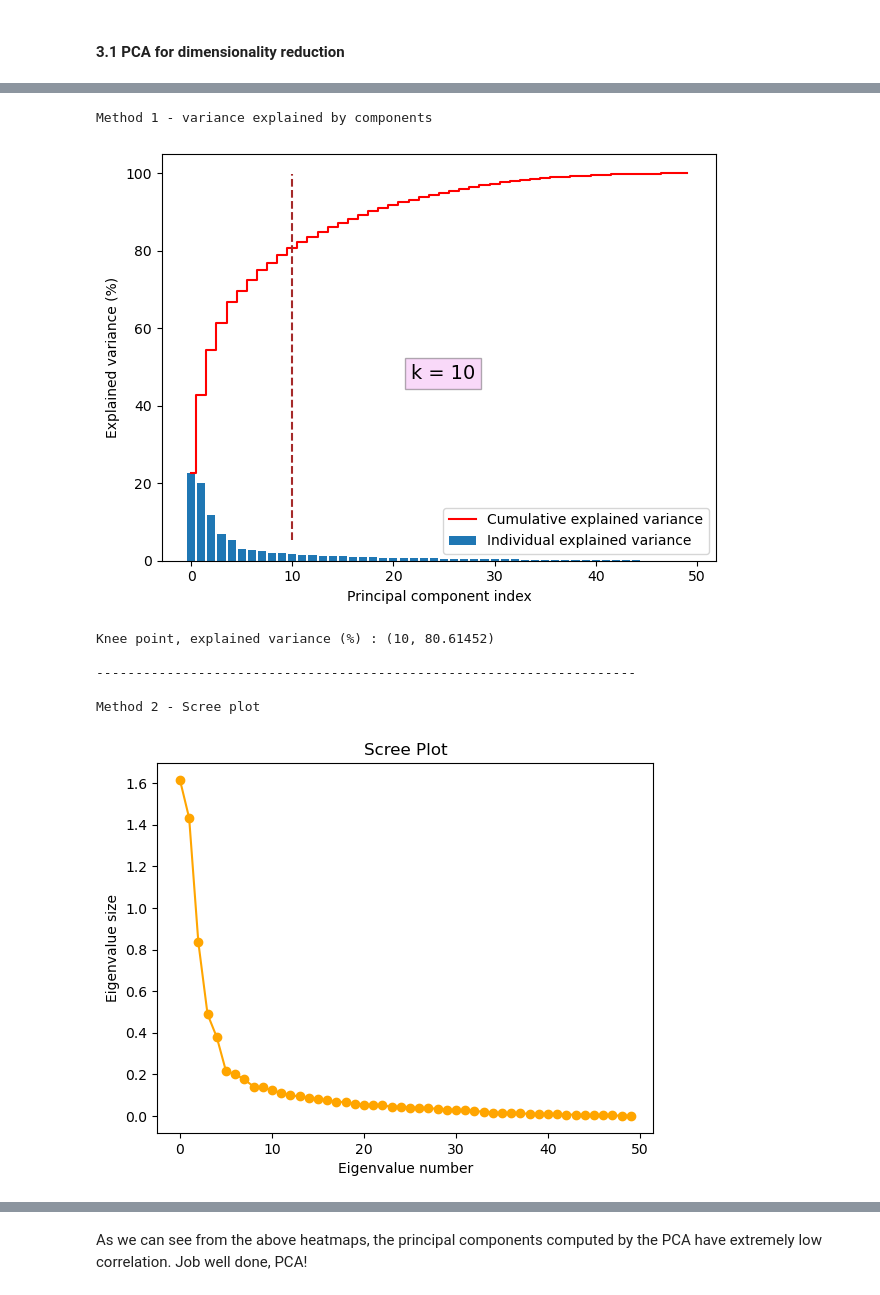
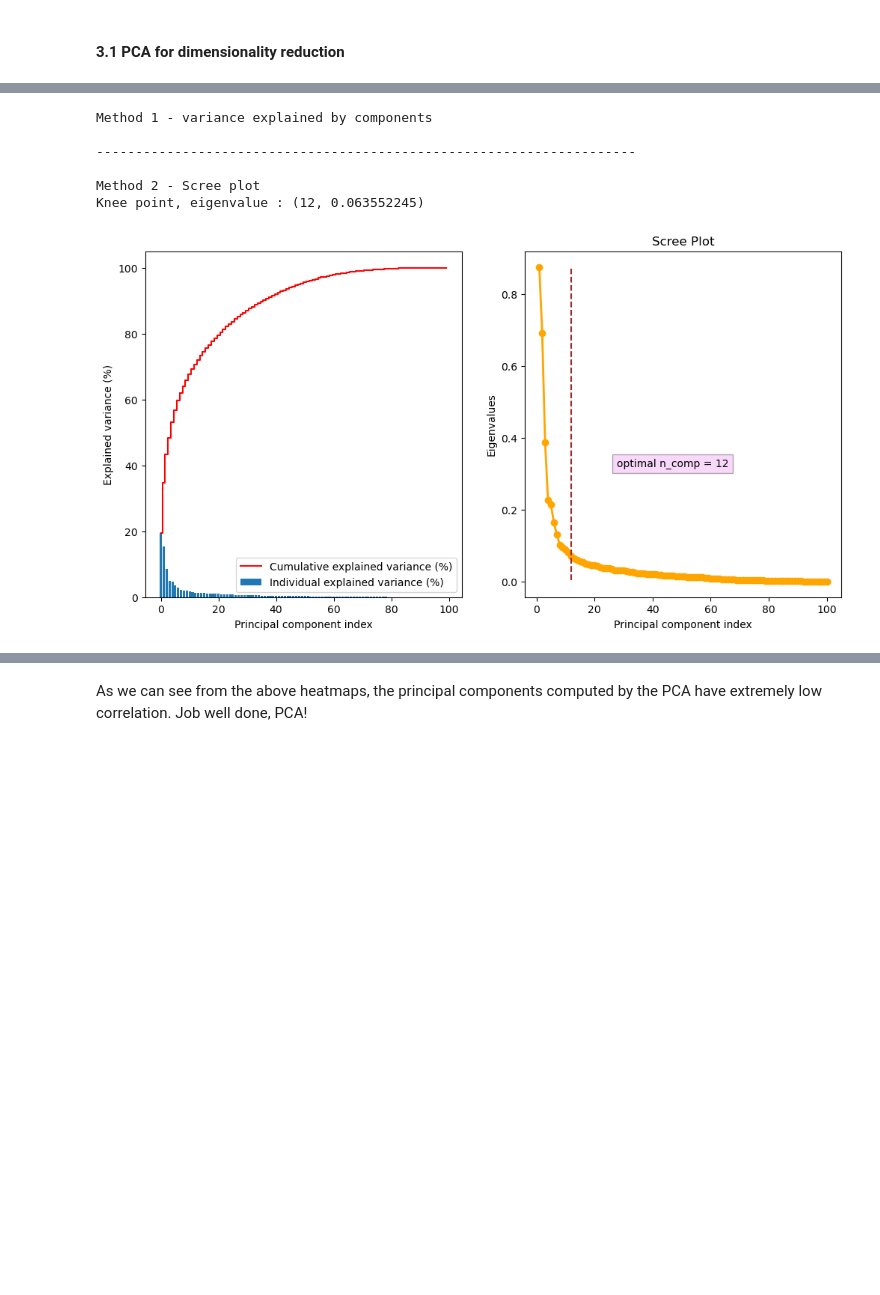
Before and after one commit to kuntojirohan/pairs-trading, a Jupyter notebook: experiments/EDA_ratios_data.ipynb, the cells around one changed output, grey strips where cells are left out. Cells and saved outputs as stored; diff of their text form; code cells hidden in the pictures; blank space fills up the shorter version.

```diff
--- a/experiments/EDA_ratios_data.ipynb
+++ b/experiments/EDA_ratios_data.ipynb
@@ -189,10 +250,9 @@ def std_normalise_data(data = pd.DataFrame()):
     """
     new_data = StandardScaler().fit_transform(data)
     new_data = Normalizer().fit_transform(new_data)
-    new_df = pd.DataFrame(new_data, index=data.index)
-
+    new_df = pd.DataFrame(new_data, index=data.index, columns=data.columns)
     return new_df
 
-ratios_5y_norm_df = std_normalise_data(ratios_5y_df)
-ratios_5y_norm_df.head()
+ratios_imp_norm_df = std_normalise_data(ratios_imputed_df)
+ratios_imp_norm_df.head()
 # %% [output]
@@ -208,52 +269,53 @@ def pca_tuning(data = pd.DataFrame()):
     """
     PCA tuning
     method 1 - Plot the cummulative explained variance against the count of principal components
     method 2 - Create a Scree plot which gives the visual representation of eigenvalues
     that define the magnitude of eigenvectors (principal components)
     """
     # Start with basic PCA, keeping all components with no reduction
-    pca_base = PCA(n_components=None)
+    pca_base = PCA()
     pca_base.fit(data)
 
+    plt.figure(figsize=(12, 6))
     # Method 1
     # Fetch variance explained by each individual component & compute the cummulative sum
     print('Method 1 - variance explained by components')
+    plt.subplot(1, 2, 1)
     exp_var = pca_base.explained_variance_ratio_ * 100
     cum_exp_var = np.cumsum(exp_var)
-    knee = KneeLocator(range(0, cum_exp_var.size), cum_exp_var, S=20, curve='concave', direction='increasing', interp_method='interp1d')
-    plt.bar(range(0, exp_var.size), exp_var, align='center', label='Individual explained variance')
-    plt.step(range(0, cum_exp_var.size), cum_exp_var, where='mid', label='Cumulative explained variance', color='red')
-    plt.axvline(x=knee.knee, ymax=0.95, ymin=0.05, color='brown', ls='--')
+    plt.bar(range(0, exp_var.size), exp_var, align='center', label='Individual explained variance (%)')
+    plt.step(range(0, cum_exp_var.size), cum_exp_var, where='mid', label='Cumulative explained variance (%)', color='red')
     plt.ylabel('Explained variance (%)')
     plt.xlabel('Principal component index')
     plt.legend(loc='best')
-    plt.figtext(0.5, 0.5, f'k = {knee.knee}', bbox=dict(facecolor='violet', alpha=0.3), fontsize=14)
-    plt.tight_layout()
-    plt.show()
-    print(f'Knee point, explained variance (%) : {knee.knee, cum_exp_var[knee.knee]}')
 
     # Method 2 - Scree plot
     print('\n---------------------------------------------------------------------\n')
     print('Method 2 - Scree plot')
-    plt.plot(pca_base.explained_variance_, marker='o', color='orange')
-    plt.xlabel("Eigenvalue number")
-    plt.ylabel("Eigenvalue size")
+    plt.subplot(1, 2, 2)
+    plt.plot(np.arange(pca_base.n_components_) + 1, pca_base.explained_variance_, 'ro-', linewidth=2,  color='orange')
+    knee = KneeLocator(np.arange(pca_base.n_components_) + 1, pca_base.explained_variance_, S=20,
+                       curve='convex', direction='decreasing', interp_method='interp1d')
+    plt.axvline(x=knee.knee, ymax=0.95, ymin=0.05, color='brown', ls='--')
+    plt.figtext(0.65, 0.4, f'optimal n_comp = {knee.knee}', bbox=dict(facecolor='violet', alpha=0.3), fontsize=10)
     plt.title("Scree Plot")
+    plt.xlabel("Principal component index")
+    plt.ylabel("Eigenvalues")
+    print(f'Knee point, eigenvalue : {knee.knee, pca_base.explained_variance_[knee.knee]}')
     plt.show()
 
     return pca_base, knee.knee
 
 # Note: PCA needs the input data to be in (n_features, n_samples) format
 # for it to function properly and reduce the feature dimensionality
-pca_base, knee_point_comps = pca_tuning(ratios_5y_norm_df.T)
+pca_base, knee_point_comps = pca_tuning(ratios_imp_norm_df.T)
 # %% [output]
 Method 1 - variance explained by components
+
+---------------------------------------------------------------------
+
+Method 2 - Scree plot
+Knee point, eigenvalue : (12, 0.063552245)
-[figure, old version]
+[figure, new version]
-Knee point, explained variance (%) : (10, 80.61452)
-
----------------------------------------------------------------------
-
-Method 2 - Scree plot
-[figure, removed]
 # %% [markdown]
 ##### Method 1:
```
Also changed, not shown: parts of 46 cells of this notebook.
